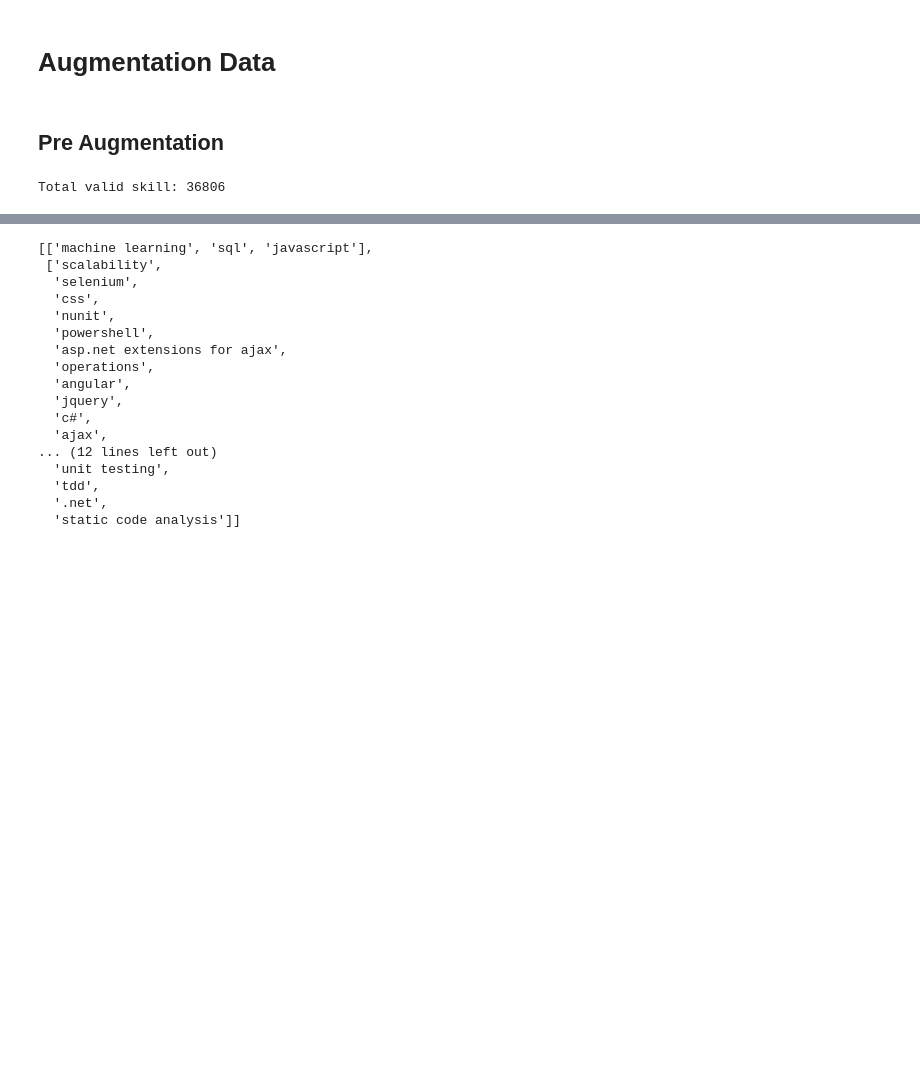
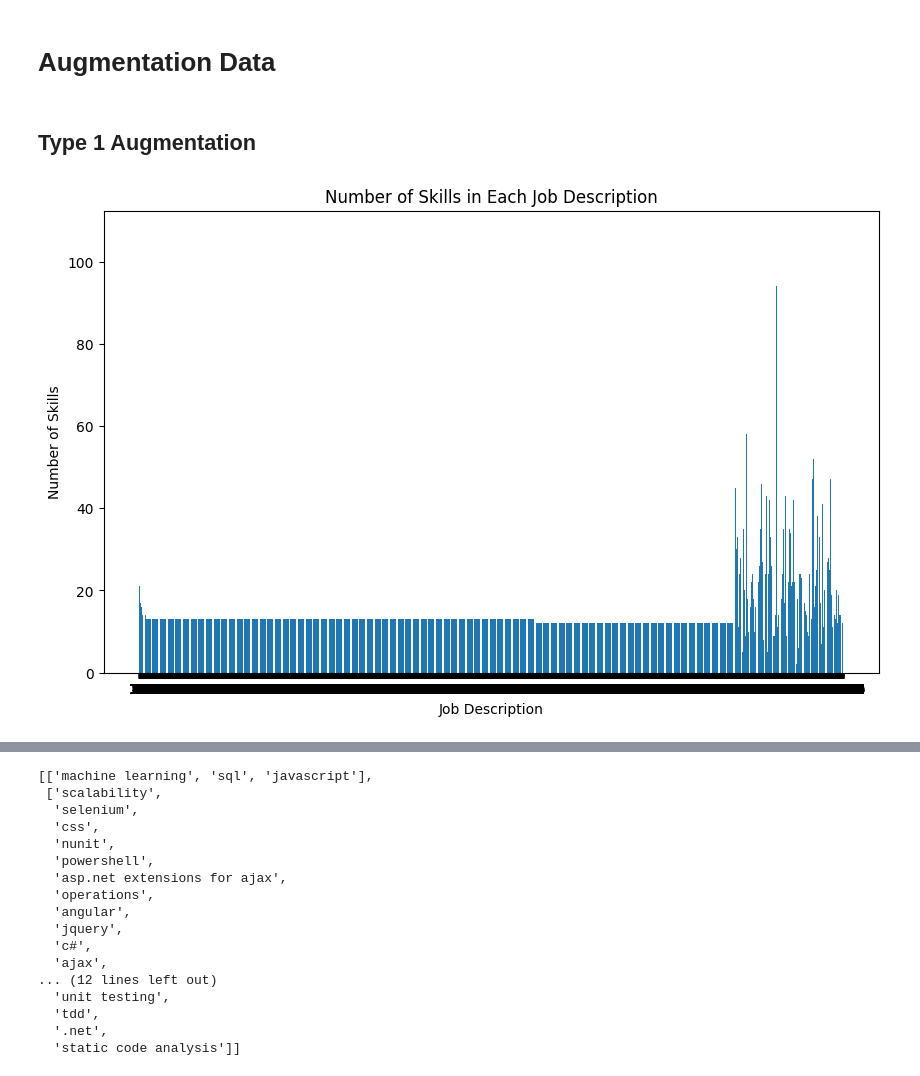
Before and after one commit to nnccuong-tmabd/middle-intern-tma, a Jupyter notebook: stage3_processing-pre-train-model.ipynb, the cells around one changed output, grey strips where cells are left out. Drawn from its saved outputs; the diff is of its cells as text; code cells hidden in the pictures; blank space fills up the shorter version.

Commit message:
remove doesn't need data and new augmentation data

```diff
--- a/stage3_processing-pre-train-model.ipynb
+++ b/stage3_processing-pre-train-model.ipynb
@@ -20,12 +20,12 @@ f.close()
 for idx, skills in enumerate(total_skill_jds):
     total_skill_jds[idx] = [s for s in skills if s not in removed_skill]
 # %%
-# # save to train
-# import json
+# save to train
+import json
 
-# json_path = 'data/train/total_skill_jds_removed_minout.json'
-# with open(json_path, 'w') as f:
-#     json.dump(total_skill_jds, f, indent=4)
+json_path = 'data/train/total_skill_jds_removed_minout.json'
+with open(json_path, 'w') as f:
+    json.dump(total_skill_jds, f, indent=4)
 # %%
 import json
 
@@ -37,8 +37,6 @@ with open(json_path, 'r') as f:
 f.close()
 # %% [markdown]
 # Augmentation Data
-# %% [markdown]
-## Pre Augmentation
 # %%
 # valid data
 valid_data_path = 'data/valid/skills_valid.json'
@@ -60,5 +58,20 @@ def load_valid_data(filename):
     return valid_data
 
 valid_data = load_valid_data(valid_data_path)
-# %% [output]
-Total valid skill: 36806
+# %% [markdown]
+## Type 1 Augmentation
+# %%
+# visualize len of skills of each jd in total_skill_jds
+import matplotlib.pyplot as plt
+
+len_skills = [len(skills) for skills in total_skill_jds]
+
+# Create a bar chart to visualize the number of skills for each JD
+plt.figure(figsize=(10, 6))  # Set the figure size (adjust as needed)
+plt.bar(range(len(total_skill_jds)), len_skills, tick_label=range(1, len(total_skill_jds) + 1))
+plt.xlabel('Job Description')
+plt.ylabel('Number of Skills')
+plt.title('Number of Skills in Each Job Description')
+plt.show()
+# %% [output]
+[figure, added]
```
Also changed, not shown: parts of 8 cells of this notebook, 16 other files.
